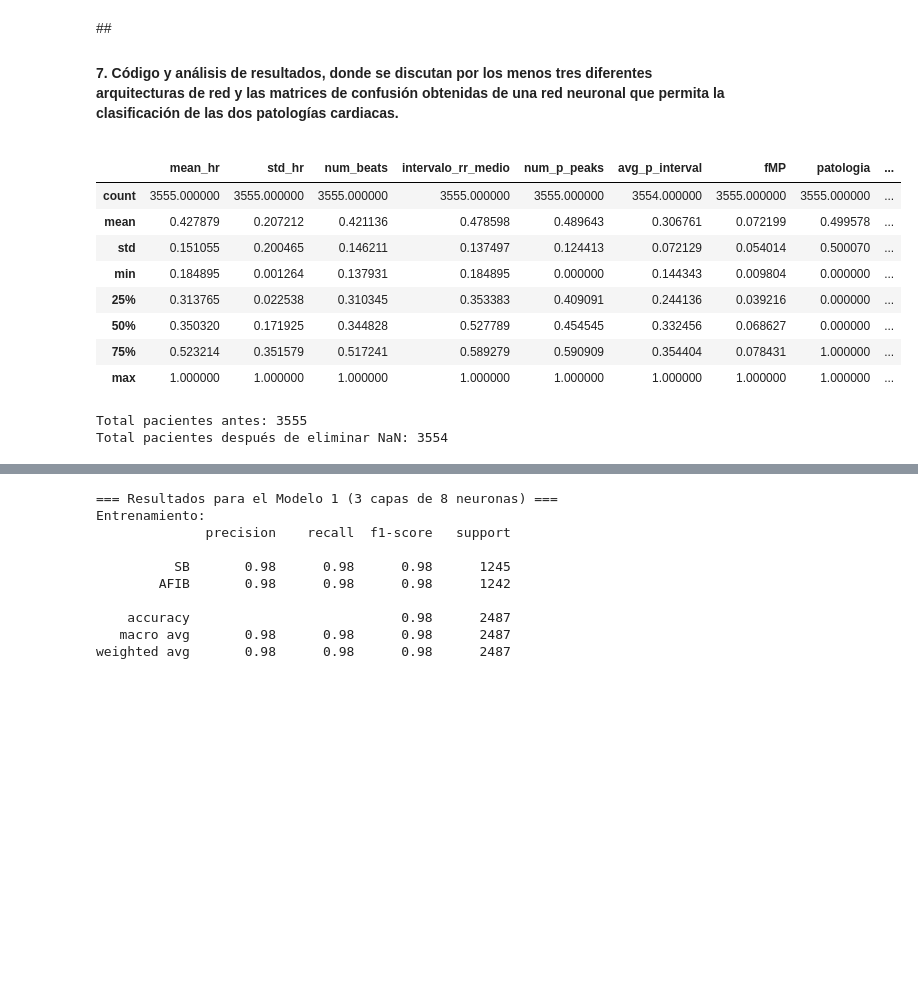
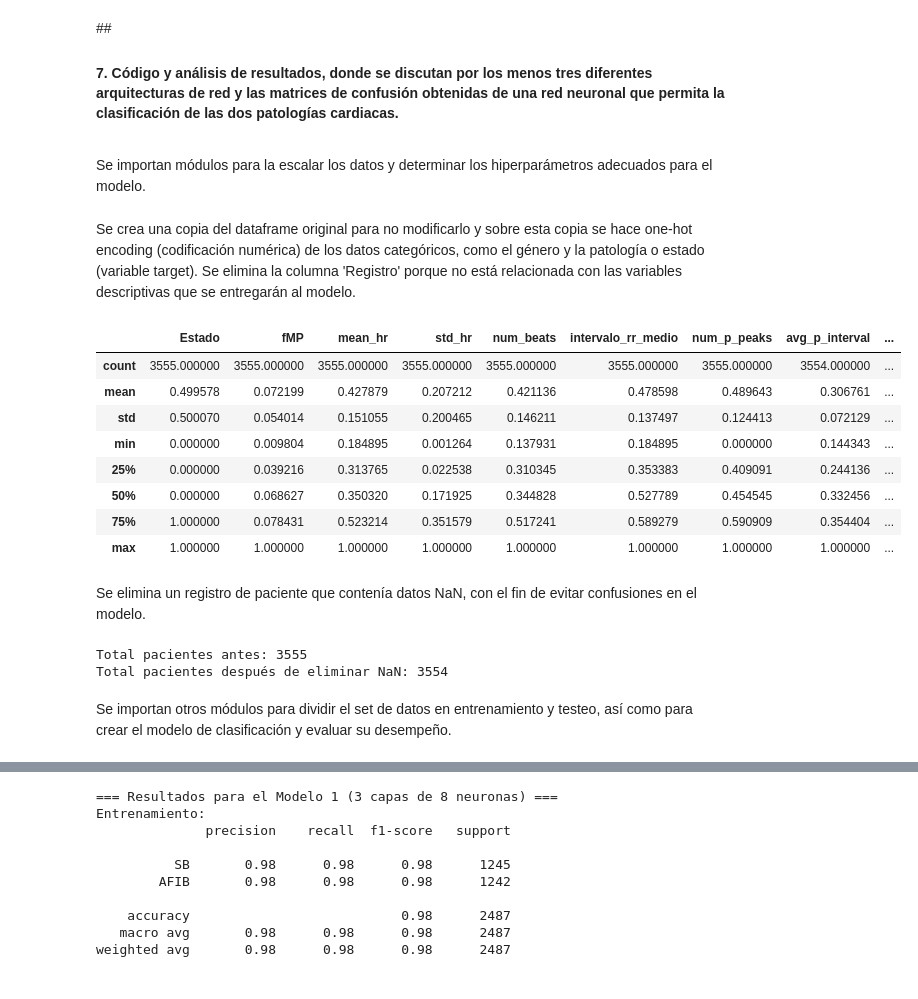
Before and after one commit to marianayarce1224/lab_biosenales, a Jupyter notebook: PROYECTO4/Proyecto4_G3.ipynb, the cells around one changed output, grey strips where cells are left out. Cells and saved outputs as stored; diff of their text form; code cells hidden in the pictures; blank space fills up the shorter version.

```diff
--- a/PROYECTO4/Proyecto4_G3.ipynb
+++ b/PROYECTO4/Proyecto4_G3.ipynb
@@ -271,4 +324,6 @@ data_final
 3555 rows × 13 columns
 # %% [markdown]
 ##<h4><b>7. </b>Código y análisis de resultados, donde se discutan por los menos tres diferentes arquitecturas de red y las matrices de confusión obtenidas de una red neuronal que permita la clasificación de las dos patologías cardiacas.</h4>
+# %% [markdown]
+Se importan módulos para la escalar los datos y determinar los hiperparámetros adecuados para el modelo.
 # %%
@@ -281,26 +334,27 @@ from sklearn.metrics import confusion_matrix, classification_report, ConfusionMa
 import matplotlib.pyplot as plt
+# %% [markdown]
+Se crea una copia del dataframe original para no modificarlo y sobre esta copia se hace one-hot encoding (codificación numérica) de los datos categóricos, como el género y la patología o estado (variable target). Se elimina la columna 'Registro' porque no está relacionada con las variables descriptivas que se entregarán al modelo.
 # %%
 # Crear una copia del DataFrame original
 df_final = data_final.copy()
 
-df_final['patologia'] = df_final['patologia'].map({'SB': 0, 'AFIB': 1})
-
+df_final['Estado'] = df_final['Estado'].map({'SB': 0, 'AFIB': 1})
 df_final['Gender'] = df_final['Gender'].map({'MALE': 0, 'FEMALE': 1})
 
-predictors = list(set(df_final.columns) - {'filepath', 'patologia'})
+predictors = list(set(df_final.columns) - {'Registro', 'Estado'})
 predictors_numericos = df_final[predictors].select_dtypes(include=['number']).columns
-
 df_final[predictors_numericos] = df_final[predictors_numericos] / df_final[predictors_numericos].max()
-
 df_final.describe()
 # %% [output]
-|  | mean_hr | std_hr | num_beats | intervalo_rr_medio | num_p_peaks | avg_p_interval | fMP | patologia | ... |
-| count | 3555.000000 | 3555.000000 | 3555.000000 | 3555.000000 | 3555.000000 | 3554.000000 | 3555.000000 | 3555.000000 | ... |
-| mean | 0.427879 | 0.207212 | 0.421136 | 0.478598 | 0.489643 | 0.306761 | 0.072199 | 0.499578 | ... |
-| std | 0.151055 | 0.200465 | 0.146211 | 0.137497 | 0.124413 | 0.072129 | 0.054014 | 0.500070 | ... |
-| min | 0.184895 | 0.001264 | 0.137931 | 0.184895 | 0.000000 | 0.144343 | 0.009804 | 0.000000 | ... |
-| 25% | 0.313765 | 0.022538 | 0.310345 | 0.353383 | 0.409091 | 0.244136 | 0.039216 | 0.000000 | ... |
-| 50% | 0.350320 | 0.171925 | 0.344828 | 0.527789 | 0.454545 | 0.332456 | 0.068627 | 0.000000 | ... |
-| 75% | 0.523214 | 0.351579 | 0.517241 | 0.589279 | 0.590909 | 0.354404 | 0.078431 | 1.000000 | ... |
+|  | Estado | fMP | mean_hr | std_hr | num_beats | intervalo_rr_medio | num_p_peaks | avg_p_interval | ... |
+| count | 3555.000000 | 3555.000000 | 3555.000000 | 3555.000000 | 3555.000000 | 3555.000000 | 3555.000000 | 3554.000000 | ... |
+| mean | 0.499578 | 0.072199 | 0.427879 | 0.207212 | 0.421136 | 0.478598 | 0.489643 | 0.306761 | ... |
+| std | 0.500070 | 0.054014 | 0.151055 | 0.200465 | 0.146211 | 0.137497 | 0.124413 | 0.072129 | ... |
+| min | 0.000000 | 0.009804 | 0.184895 | 0.001264 | 0.137931 | 0.184895 | 0.000000 | 0.144343 | ... |
+| 25% | 0.000000 | 0.039216 | 0.313765 | 0.022538 | 0.310345 | 0.353383 | 0.409091 | 0.244136 | ... |
+| 50% | 0.000000 | 0.068627 | 0.350320 | 0.171925 | 0.344828 | 0.527789 | 0.454545 | 0.332456 | ... |
+| 75% | 1.000000 | 0.078431 | 0.523214 | 0.351579 | 0.517241 | 0.589279 | 0.590909 | 0.354404 | ... |
 | max | 1.000000 | 1.000000 | 1.000000 | 1.000000 | 1.000000 | 1.000000 | 1.000000 | 1.000000 | ... |
+# %% [markdown]
+Se elimina un registro de paciente que contenía datos NaN, con el fin de evitar confusiones en el modelo.
 # %%
@@ -312,6 +364,8 @@ print(f"Total pacientes después de eliminar NaN: {df_final_clean.shape[0]}")
 # %% [output]
 Total pacientes antes: 3555
 Total pacientes después de eliminar NaN: 3554
+# %% [markdown]
+Se importan otros módulos para dividir el set de datos en entrenamiento y testeo, así como para crear el modelo de clasificación y evaluar su desempeño.
 # %%
 from sklearn.neural_network import MLPClassifier
 from sklearn.model_selection import train_test_split
```
Also changed, not shown: parts of 17 cells of this notebook.
